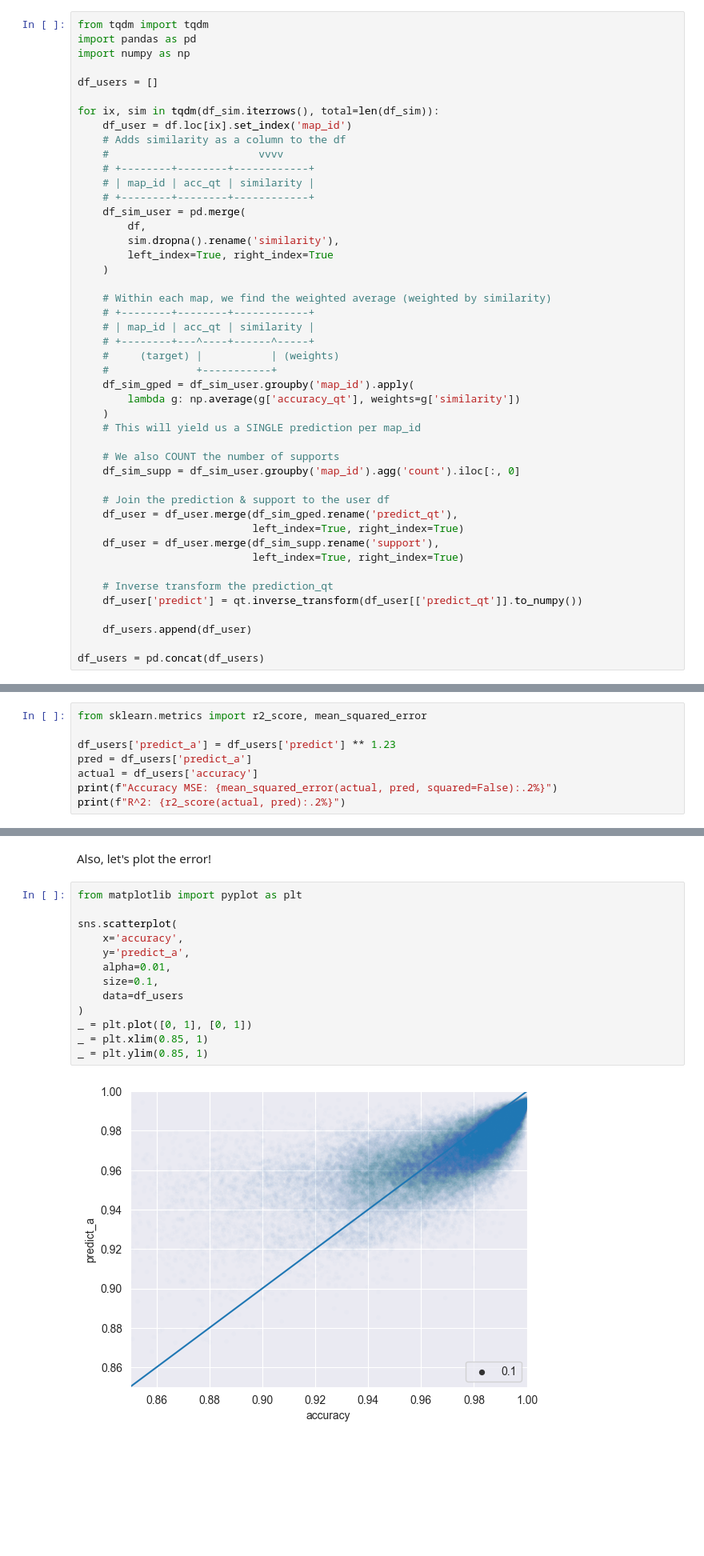
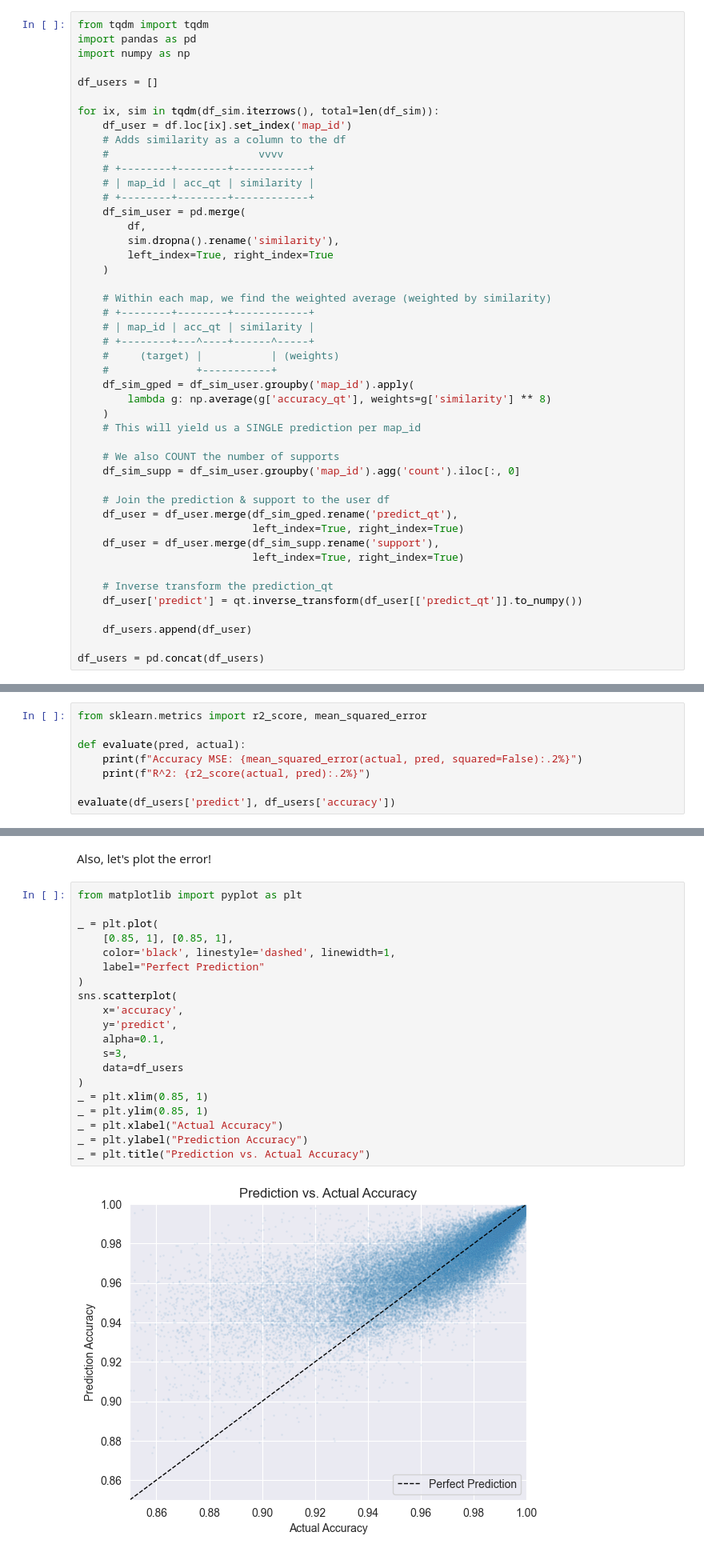
Before and after one commit to Eve-ning/opal, a Jupyter notebook: opal/nbs/player_similarity_evaluation.ipynb, the cells around one changed output, grey strips where cells are left out. Shown at 80% size. Cells and saved outputs as stored; diff of their text form; blank space fills up the shorter version.

```diff
--- a/opal/nbs/player_similarity_evaluation.ipynb
+++ b/opal/nbs/player_similarity_evaluation.ipynb
@@ -109,7 +109,7 @@ for ix, sim in tqdm(df_sim.iterrows(), total=len(df_sim)):
     #     (target) |           | (weights)
     #              +-----------+
     df_sim_gped = df_sim_user.groupby('map_id').apply(
-        lambda g: np.average(g['accuracy_qt'], weights=g['similarity'])
+        lambda g: np.average(g['accuracy_qt'], weights=g['similarity'] ** 8)
     )
     # This will yield us a SINGLE prediction per map_id
 
@@ -135,9 +135,9 @@ Let's evaluate the RMSE & R^2
 # %%
 from sklearn.metrics import r2_score, mean_squared_error
 
-df_users['predict_a'] = df_users['predict'] ** 1.23
-pred = df_users['predict_a']
-actual = df_users['accuracy']
-print(f"Accuracy MSE: {mean_squared_error(actual, pred, squared=False):.2%}")
-print(f"R^2: {r2_score(actual, pred):.2%}")
+def evaluate(pred, actual):
+    print(f"Accuracy MSE: {mean_squared_error(actual, pred, squared=False):.2%}")
+    print(f"R^2: {r2_score(actual, pred):.2%}")
+
+evaluate(df_users['predict'], df_users['accuracy'])
 # %% [output]
@@ -148,15 +148,22 @@ Also, let's plot the error!
 # %%
 from matplotlib import pyplot as plt
 
+_ = plt.plot(
+    [0.85, 1], [0.85, 1],
+    color='black', linestyle='dashed', linewidth=1,
+    label="Perfect Prediction"
+)
 sns.scatterplot(
     x='accuracy',
-    y='predict_a',
-    alpha=0.01,
-    size=0.1,
+    y='predict',
+    alpha=0.1,
+    s=3,
     data=df_users
 )
-_ = plt.plot([0, 1], [0, 1])
 _ = plt.xlim(0.85, 1)
 _ = plt.ylim(0.85, 1)
+_ = plt.xlabel("Actual Accuracy")
+_ = plt.ylabel("Prediction Accuracy")
+_ = plt.title("Prediction vs. Actual Accuracy")
 # %% [output]
-[figure, old version]
+[figure, new version]
```
Also changed, not shown: parts of 10 cells of this notebook.
